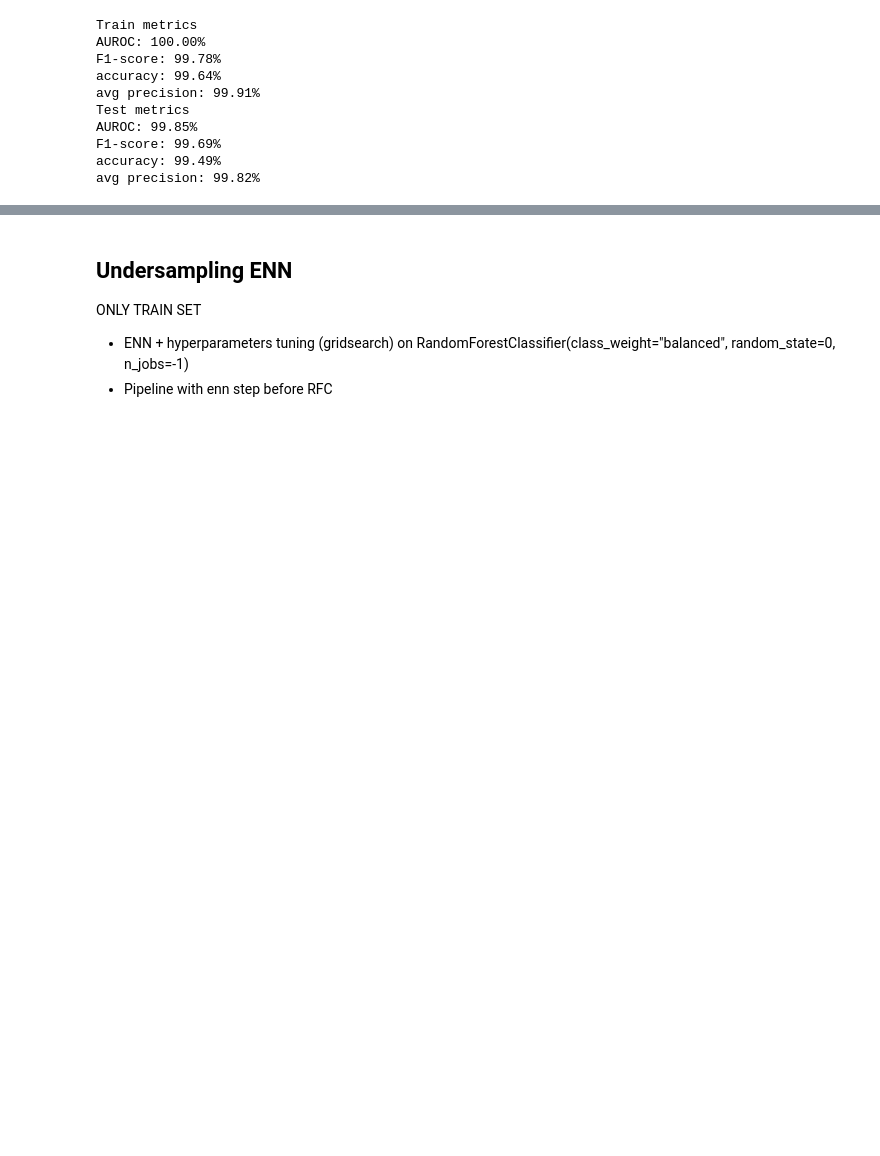
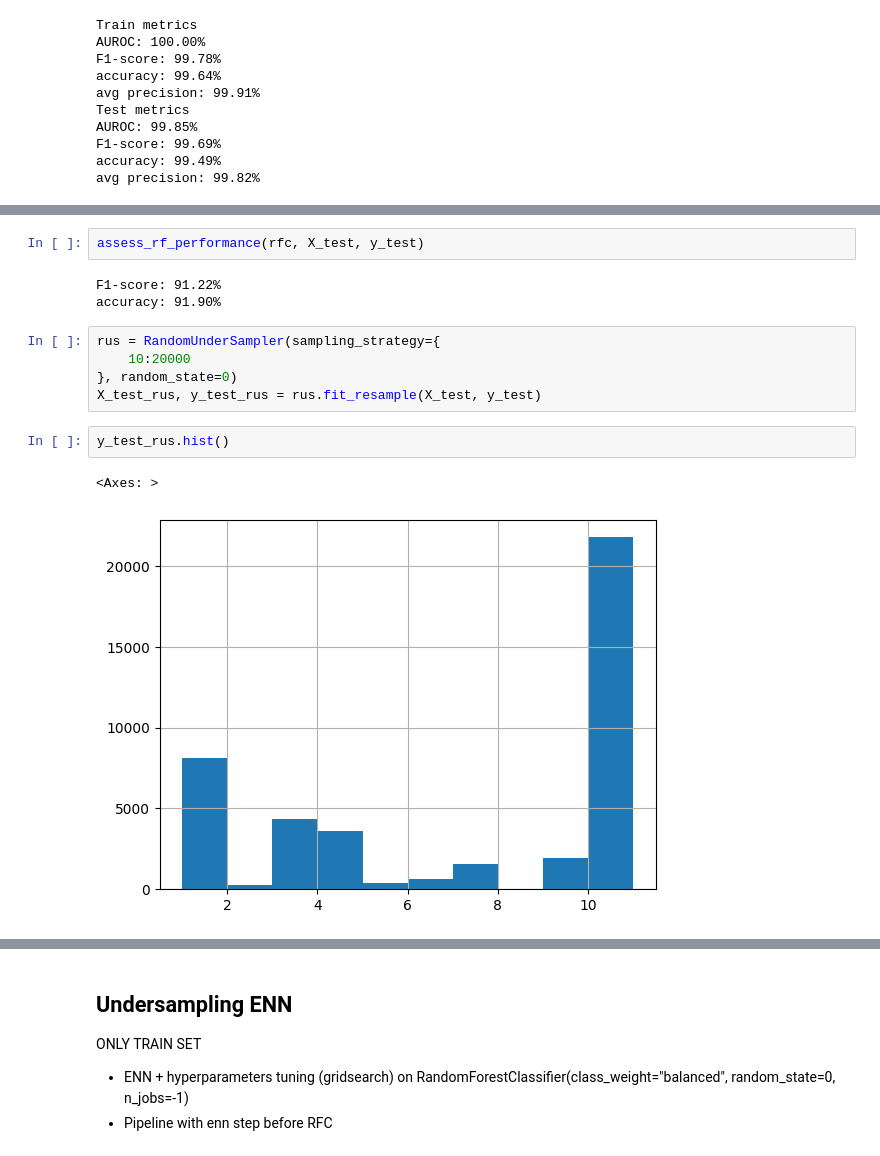
Before and after one commit to HITOfficial/data-mining, a Jupyter notebook: imbalanced-learning/checkpoint.ipynb, the cells around one changed output, grey strips where cells are left out. Saved outputs shown, nothing was run; the diff lists cells and outputs as text; blank space fills up the shorter version.

```diff
--- a/imbalanced-learning/checkpoint.ipynb
+++ b/imbalanced-learning/checkpoint.ipynb
@@ -598,0 +586,15 @@ accuracy: 91.68%
+# %%
+assess_rf_performance(rfc, X_test, y_test)
+# %% [output]
+F1-score: 91.22%
+accuracy: 91.90%
+# %%
+rus = RandomUnderSampler(sampling_strategy={
+    10:20000
+}, random_state=0)
+X_test_rus, y_test_rus = rus.fit_resample(X_test, y_test)
+# %%
+y_test_rus.hist()
+# %% [output]
+<Axes: >
+[figure, added]
```
Also changed, not shown: parts of 58 cells of this notebook.
